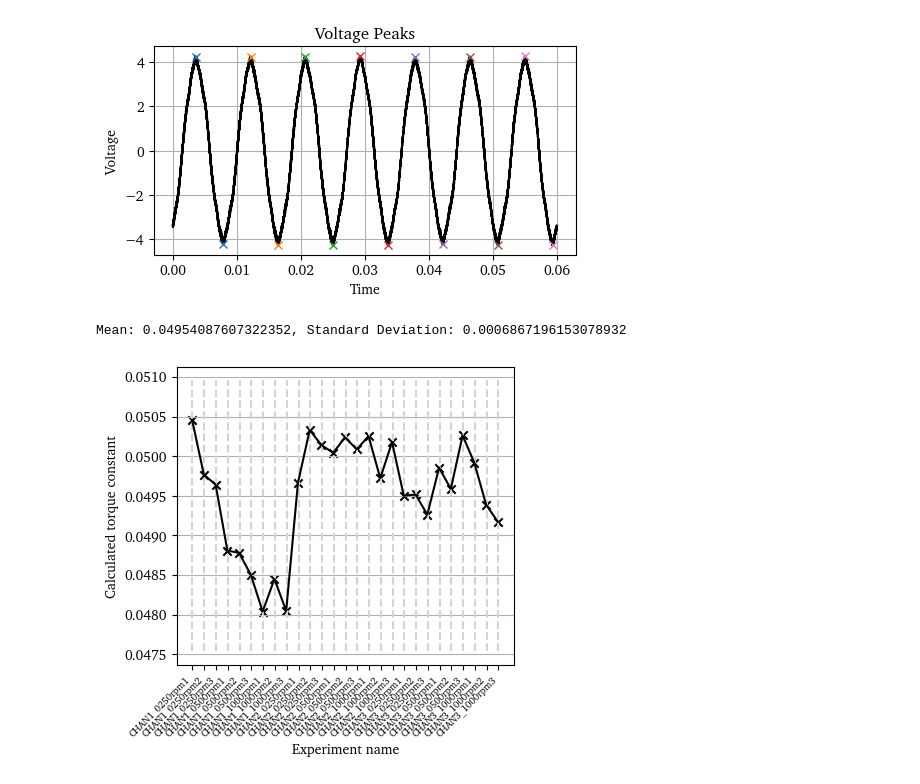
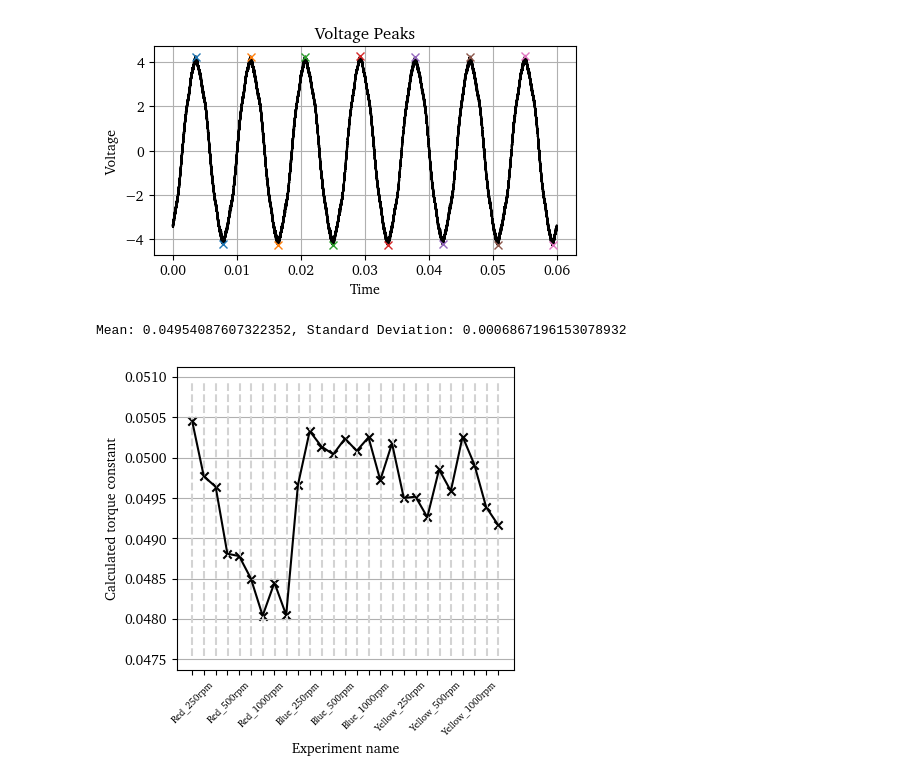
Before and after one commit to dan17229/V-Dyno, a Jupyter notebook: docs/motor_characterisation/Torque_Constant_Calculator.ipynb, the cells around one changed output. Saved outputs shown, nothing was run; the diff lists cells and outputs as text; code cells hidden in the pictures.

```diff
--- a/docs/motor_characterisation/Torque_Constant_Calculator.ipynb
+++ b/docs/motor_characterisation/Torque_Constant_Calculator.ipynb
@@ -256,17 +256,19 @@ for experiment in centered_data:
 # %%
 padding = 0.0005
 for i, label in enumerate(centered_data.keys()):
     plt.vlines(experiment_start_points[i], min(all_back_torque_constant)-padding, max(all_back_torque_constant)+padding, color='lightgrey', linestyle='--')
 plt.plot(all_back_torque_constant, color='black')
 plt.scatter(range(len(all_back_torque_constant)), all_back_torque_constant, color='black', marker='x')
 print(f"Mean: {np.mean(all_back_torque_constant)}, Standard Deviation: {np.std(all_back_torque_constant)}")
-plt.xticks(ticks=experiment_start_points[:-1], labels=list(centered_data.keys()), rotation=45, fontsize=7, ha='right')
+custom_labels = [f"{chan}_{rpm}" for chan in ["Red", "Blue", "Yellow"] for rpm in ["250rpm", "500rpm", "1000rpm"] for _ in range(3)]
+custom_labels = [label if (i+1) % 3 == 0 else '' for i, label in enumerate(custom_labels)]
+plt.xticks(ticks=range(len(custom_labels)), labels=custom_labels, rotation=45, fontsize=7, ha='right')
 plt.xlabel("Experiment name")
 plt.ylabel("Calculated torque constant")
 plt.tight_layout()
 plt.grid(axis='y')
 plt.gcf().set_size_inches(4, 4)
 plt.show()
 # %% [output]
 Mean: 0.04954087607322352, Standard Deviation: 0.0006867196153078932
-[figure, old version]
+[figure, new version]
```
Also changed, not shown: parts of 3 cells of this notebook, 33 other files.
